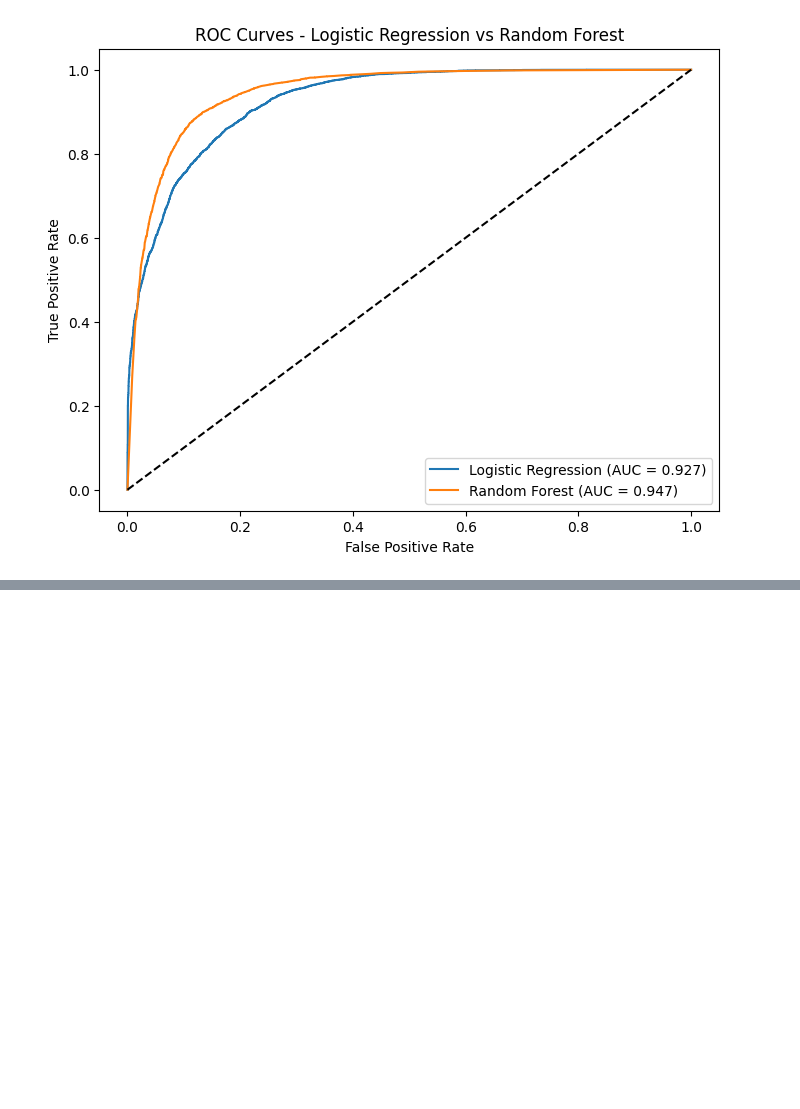
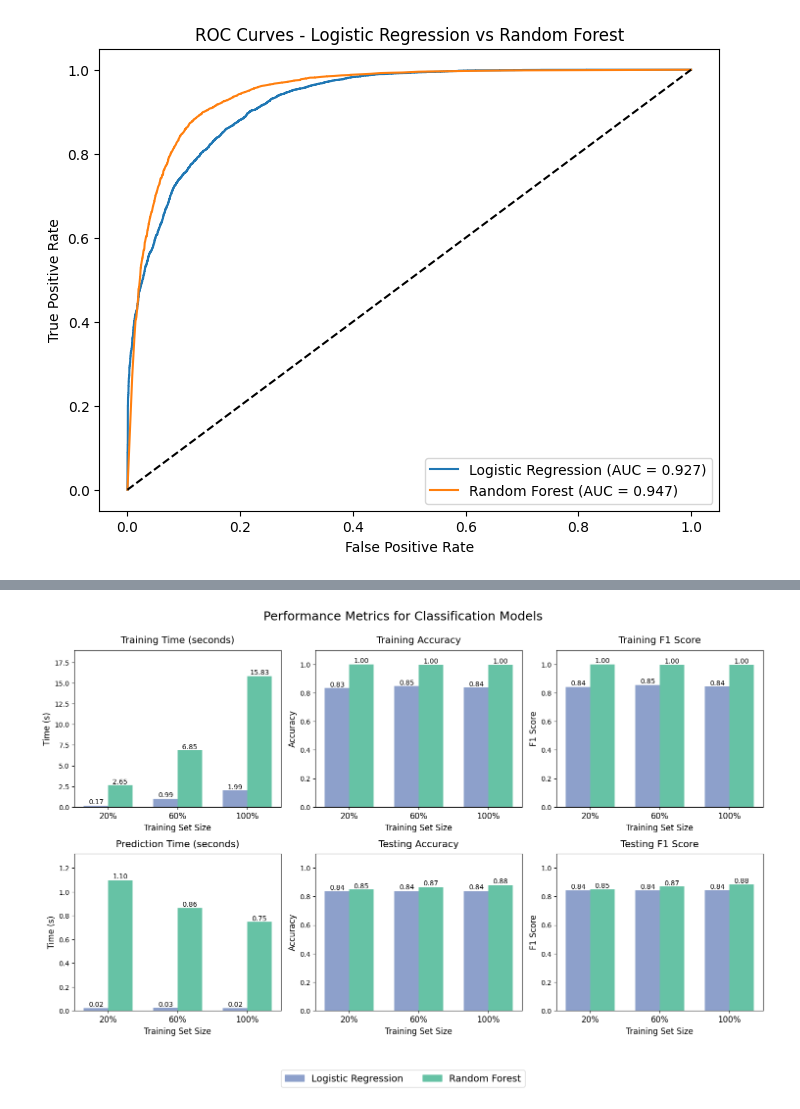
Before and after one commit to olivarescr69/Thesis_Poland, a Jupyter notebook: THESIS_code.ipynb, the cells around one changed output, grey strips where cells are left out. Cells and saved outputs as stored; diff of their text form; code cells hidden in the pictures; blank space fills up the shorter version.

```diff
--- a/THESIS_code.ipynb
+++ b/THESIS_code.ipynb
@@ -615,7 +686,7 @@ df_selected = df_charity[numerical_cols + categorical_cols + [target_col]]
 #### Transform Traget Variables
 # %%
 # Convert target to binary (1 for '>50K', 0 for '≤50K')
-df_charity['income'] = df_charity['income'].str.strip().map({'>50K': 1, '<=50K': 0})
+df_charity['income'] = df_charity['income'].str.strip().map({'>50K': 1, '<=50K': 0}).astype(int)
 
 # Verify target conversion
 before_dist = y.value_counts(normalize=True)
@@ -1319,0 +1075,81 @@ Area under the ROC Curve                              0.927332       0.946695
+# %%
+# Define Sample Sizes and Run Evaluations
+sample_sizes = [0.2, 0.6, 1.0]
+sample_labels = [f"{int(size*100)}%" for size in sample_sizes]
+
+models = {
+    'Logistic Regression': LogisticRegression(random_state=42, max_iter=1000),
+    'Random Forest': RandomForestClassifier(random_state=42, n_estimators=100)
+}
+# %%
+# RUN
+results = {model_name: [] for model_name in models}
+for size in sample_sizes:
+    for name, model in models.items():
+        res = predict_classification_model(model, size, X_train, y_train, X_test, y_test)
+        results[name].append(res)
+# %%
+# Plot Results
+def plot_results(results, sample_labels):
+    fig, ax = plt.subplots(2, 3, figsize=(15, 9))
+    bar_width = 0.35
+    colors = ['#8da0cb', '#66c2a5']
+
+    # Metrics and Corresponding Titles
+    metrics = ['train_time', 'Accuracy_train', 'F1_train', 'pred_time', 'Accuracy_test', 'F1_test']
+    titles = ['Training Time (seconds)', 'Training Accuracy', 'Training F1 Score',
+              'Prediction Time (seconds)', 'Testing Accuracy', 'Testing F1 Score']
+
+    # Plotting each metric for both models and each sample size
+    for i, metric in enumerate(metrics):
+        for j, model_name in enumerate(results):
+            values = [res[metric] for res in results[model_name]]
+            x_positions = np.arange(len(sample_labels)) + j * bar_width
+            bars = ax[i//3, i%3].bar(
+                x_positions,
+                values,
+                width=bar_width,
+                color=colors[j],
+                label=model_name if i == 0 else ""
+            )
+            # Añadir valores sobre las barras
+            for bar in bars:
+                height = bar.get_height()
+                ax[i//3, i%3].text(bar.get_x() + bar.get_width()/2., height,
+                                  f'{height:.2f}' if height > 0 else '0.00',
+                                  ha='center', va='bottom', fontsize=10)
+
+        ax[i//3, i%3].set_xticks(np.arange(len(sample_labels)) + bar_width / 2)
+        ax[i//3, i%3].set_xticklabels(sample_labels, fontsize=12)
+        ax[i//3, i%3].set_title(titles[i], fontsize=14, pad=10)
+        ax[i//3, i%3].set_xlabel("Training Set Size", fontsize=12)
+        ax[i//3, i%3].set_ylim(bottom=0)
+
+        max_value = max([max([res[metric] for res in results[model]]) for model in results]) * 1.2
+        if metric in ['Accuracy_train', 'Accuracy_test', 'F1_train', 'F1_test']:
+            ax[i//3, i%3].set_ylim(0, 1.1)  # Accuracy y F1 están entre 0 y 1
+        else:
+            ax[i//3, i%3].set_ylim(0, max_value)
+
+    # Axis Labels
+    ax[0, 0].set_ylabel("Time (s)", fontsize=12)
+    ax[0, 1].set_ylabel("Accuracy", fontsize=12)
+    ax[0, 2].set_ylabel("F1 Score", fontsize=12)
+    ax[1, 0].set_ylabel("Time (s)", fontsize=12)
+    ax[1, 1].set_ylabel("Accuracy", fontsize=12)
+    ax[1, 2].set_ylabel("F1 Score", fontsize=12)
+
+    # Layout
+    plt.tight_layout(rect=[0, 0, 1, 0.94])
+
+    # Title and Legend
+    fig.suptitle("Performance Metrics for Classification Models", fontsize=18, y=0.98)
+    legend_patches = [mpatches.Patch(color=colors[i], label=list(results.keys())[i]) for i in range(len(results))]
+    fig.legend(handles=legend_patches, loc='upper center', bbox_to_anchor=(0.5, -0.05), ncol=2, fontsize=14, frameon=True)
+
+    plt.show()
+
+# Show the Visualization
+plot_results(results, sample_labels)
+# %% [output]
+[figure, added]
```
Also changed, not shown: parts of 22 cells of this notebook, 9 other files.
